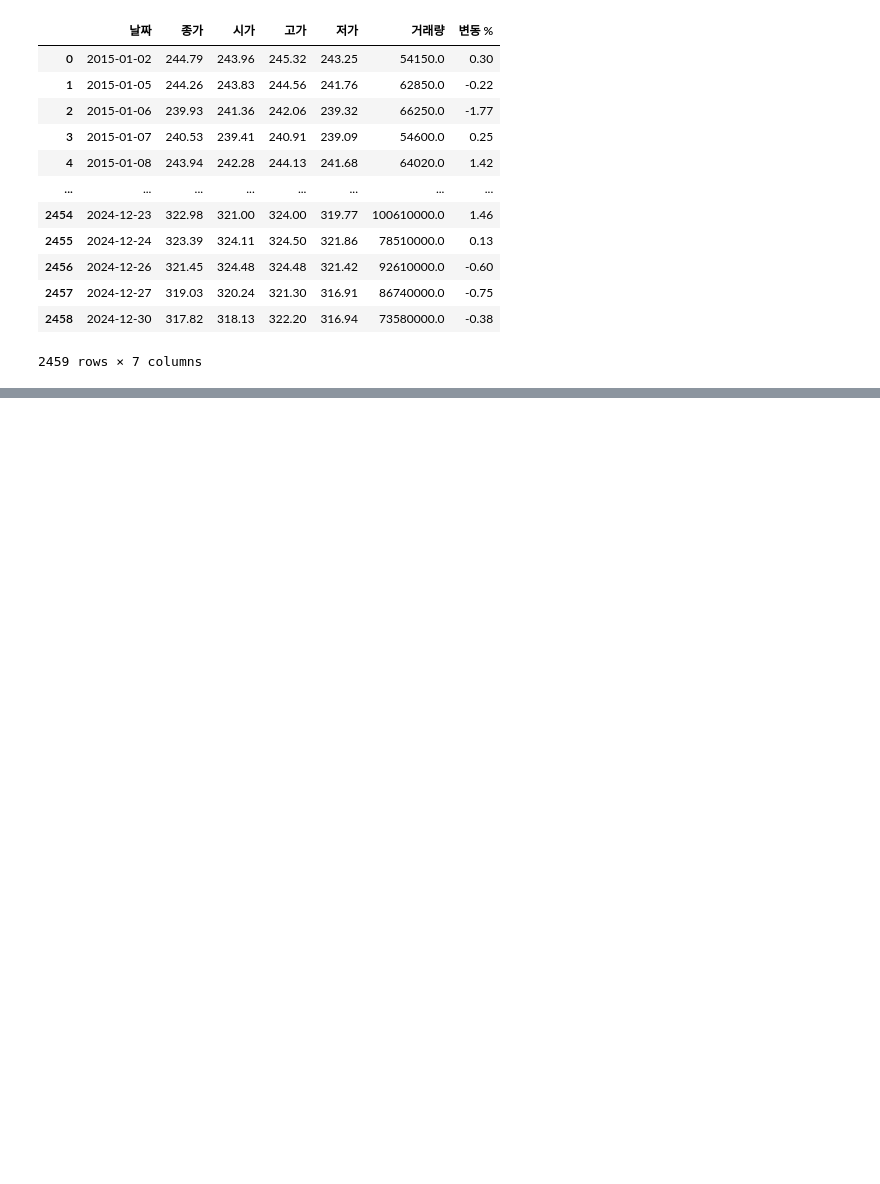
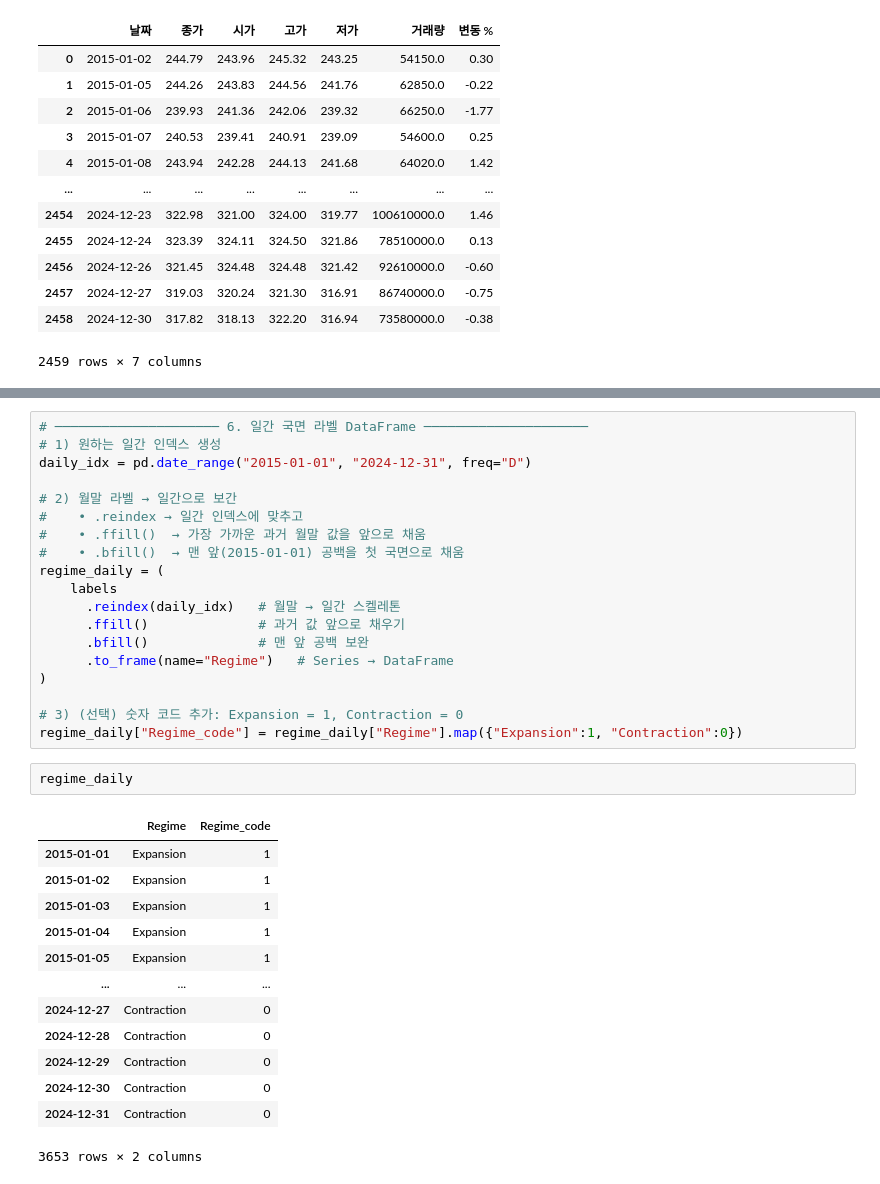
Before and after one commit to UbionProject1-IPO/Project1-2, a Jupyter notebook: notebook/gdp_경기국면.ipynb, the cells around one changed output, grey strips where cells are left out. Drawn from its saved outputs; the diff is of its cells as text; blank space fills up the shorter version.

```diff
--- a/notebook/gdp_경기국면.ipynb
+++ b/notebook/gdp_경기국면.ipynb
@@ -277,0 +356,35 @@ ImportError: numpy.core.multiarray failed to import
+# %%
+# ───────────────────── 6. 일간 국면 라벨 DataFrame ─────────────────────
+# 1) 원하는 일간 인덱스 생성
+daily_idx = pd.date_range("2015-01-01", "2024-12-31", freq="D")
+
+# 2) 월말 라벨 → 일간으로 보간
+#    • .reindex → 일간 인덱스에 맞추고
+#    • .ffill()  → 가장 가까운 과거 월말 값을 앞으로 채움
+#    • .bfill()  → 맨 앞(2015-01-01) 공백을 첫 국면으로 채움
+regime_daily = (
+    labels
+      .reindex(daily_idx)   # 월말 → 일간 스켈레톤
+      .ffill()              # 과거 값 앞으로 채우기
+      .bfill()              # 맨 앞 공백 보완
+      .to_frame(name="Regime")   # Series → DataFrame
+)
+
+# 3) (선택) 숫자 코드 추가: Expansion = 1, Contraction = 0
+regime_daily["Regime_code"] = regime_daily["Regime"].map({"Expansion":1, "Contraction":0})
+# %%
+regime_daily
+# %% [output]
+|  | Regime | Regime_code |
+| 2015-01-01 | Expansion | 1 |
+| 2015-01-02 | Expansion | 1 |
+| 2015-01-03 | Expansion | 1 |
+| 2015-01-04 | Expansion | 1 |
+| 2015-01-05 | Expansion | 1 |
+| ... | ... | ... |
+| 2024-12-27 | Contraction | 0 |
+| 2024-12-28 | Contraction | 0 |
+| 2024-12-29 | Contraction | 0 |
+| 2024-12-30 | Contraction | 0 |
+| 2024-12-31 | Contraction | 0 |
+3653 rows × 2 columns
```
Also changed, not shown: parts of 10 cells of this notebook, 1 other file.
